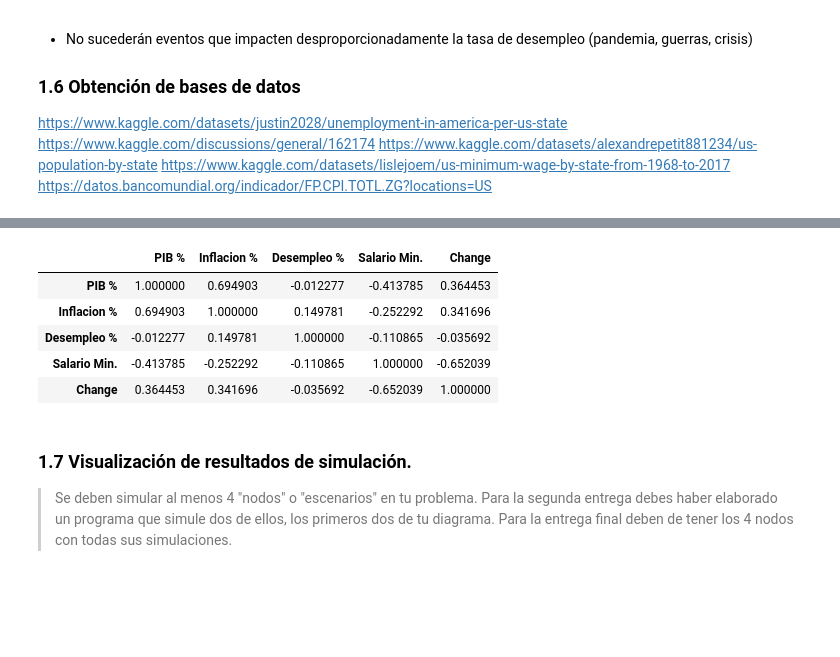
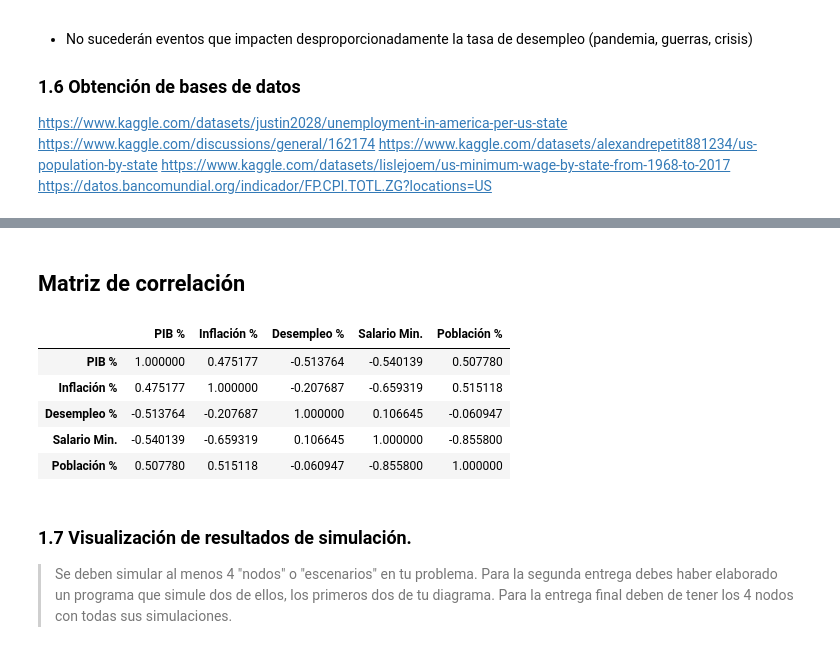
Before and after one commit to Zairo9/Proyecto, a Jupyter notebook: GuiaProyecto.ipynb, the cells around one changed output, grey strips where cells are left out. Saved outputs shown, nothing was run; the diff lists cells and outputs as text; code cells hidden in the pictures; blank space fills up the shorter version.

```diff
--- a/GuiaProyecto.ipynb
+++ b/GuiaProyecto.ipynb
@@ -116,23 +116,23 @@ inf = inf[inf["Country Name"]=="Estados Unidos"].drop(columns=["Country Name", "
 inf_corr = inf.iloc[16:61]
 inf_corr = pd.Series(inf_corr[251]).rename(index=dict(zip(range(26, 71), range(1976,2021))))
 # %%
-# convertir arrays en DataFrames
+# Convertir arrays en DataFrames
 df1 = pd.DataFrame(desempleo_corr)
 df2 = pd.DataFrame(wage_corr)
 df4 = pd.DataFrame(popu_corr)
 df3 = pd.DataFrame(gdp_corr)
 df5 = pd.DataFrame(inf_corr)
 
-# concatenar DataFrames
+# Concatenar DataFrames
 df_concatenado_2 = pd.concat([df1, df2, df4], axis=1)
 df_concatenado_2.index =  range(1976,2021)
 df_concatenado_1 = pd.concat([df3, df5], axis=1)
 df_concatenado_1.index =  range(1976,2021)
 df_concatenado = pd.concat([df_concatenado_1, df_concatenado_2], axis=1)
 df_concatenado = df_concatenado.rename(columns={'Rendimiento': 'PIB %',
-                        251: 'Inflacion %',
+                        251: 'Inflación %',
                         'Percent (%) of Labor Force Unemployed in State/Area': 'Desempleo %',
                                                'State.Minimum.Wage.2020.Dollars': 'Salario Min.',
-                                               'Change': 'Poblacion %'})
-df_concatenado
+                                               'Change': 'Población %'})
+df_concatenado.head()
 # %% [output]
@@ -155,0 +145,3 @@ df_concatenado
+# %%
+df_name = df_concatenado.rename(columns = {df_concatenado.columns.values[4]: 'Población %'})
+df_name.head()
@@ -155,0 +155,3 @@ df_concatenado
+# %%
+df_1990 = df_name[14:]
+df_1990.head()
@@ -156,12 +165,14 @@ df_concatenado
+# %% [markdown]
+## Matriz de correlación
 # %%
-df_concatenado.corr()
+df_1990.corr()
 # %% [output]
-|  | PIB % | Inflacion % | Desempleo % | Salario Min. | Change |
-| PIB % | 1.000000 | 0.694903 | -0.012277 | -0.413785 | 0.364453 |
-| Inflacion % | 0.694903 | 1.000000 | 0.149781 | -0.252292 | 0.341696 |
-| Desempleo % | -0.012277 | 0.149781 | 1.000000 | -0.110865 | -0.035692 |
-| Salario Min. | -0.413785 | -0.252292 | -0.110865 | 1.000000 | -0.652039 |
-| Change | 0.364453 | 0.341696 | -0.035692 | -0.652039 | 1.000000 |
+|  | PIB % | Inflación % | Desempleo % | Salario Min. | Población % |
+| PIB % | 1.000000 | 0.475177 | -0.513764 | -0.540139 | 0.507780 |
+| Inflación % | 0.475177 | 1.000000 | -0.207687 | -0.659319 | 0.515118 |
+| Desempleo % | -0.513764 | -0.207687 | 1.000000 | 0.106645 | -0.060947 |
+| Salario Min. | -0.540139 | -0.659319 | 0.106645 | 1.000000 | -0.855800 |
+| Población % | 0.507780 | 0.515118 | -0.060947 | -0.855800 | 1.000000 |
 # %% [markdown]
 ### 1.7 Visualización de resultados de simulación.
 > Se deben simular al menos 4  "nodos" o "escenarios" en tu problema. Para la segunda entrega debes haber elaborado un programa que simule dos de ellos, los primeros dos de tu diagrama.
```
Also changed, not shown: parts of 6 cells of this notebook.
